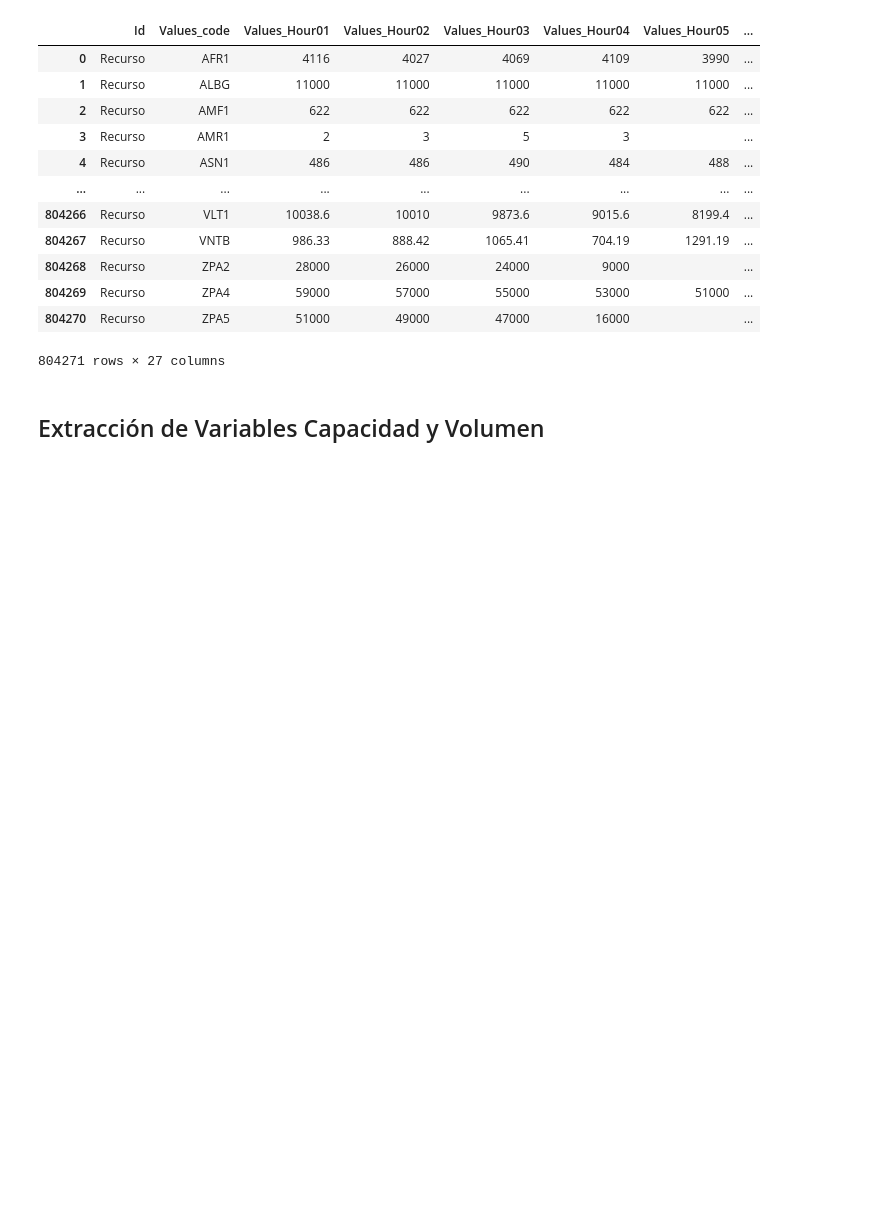
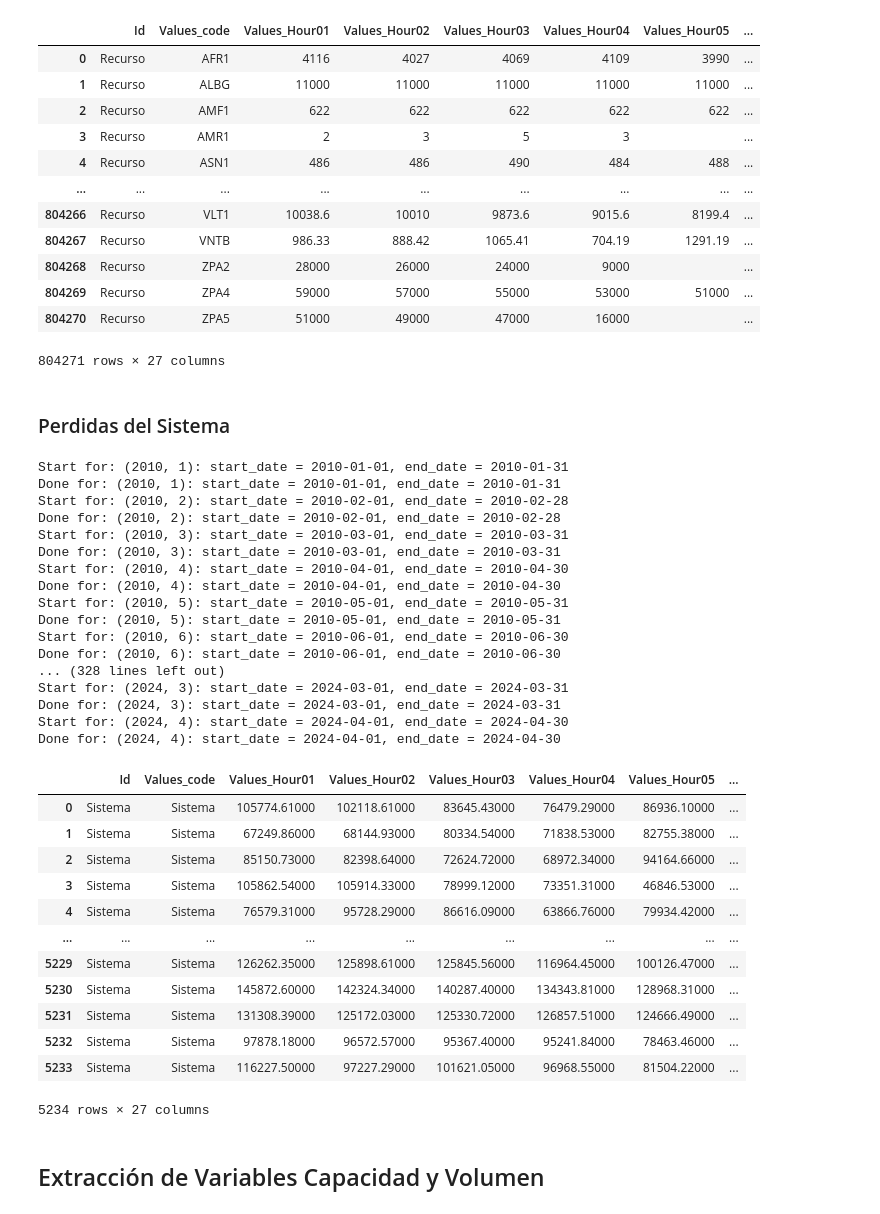
Before and after one commit to sistema-electrico-colombia/extraccion-datos-API, a Jupyter notebook: extraccion_datos_api_xm.ipynb, the cells around one changed output. Drawn from its saved outputs; the diff is of its cells as text; code cells hidden in the pictures; blank space fills up the shorter version.

Commit message:
[ADD] Agregada metrica de perdidas del sistema

```diff
--- a/extraccion_datos_api_xm.ipynb
+++ b/extraccion_datos_api_xm.ipynb
@@ -394,3 +394,42 @@ Done for: (2024, 4): start_date = 2024-04-01, end_date = 2024-04-30
 804271 rows × 27 columns
 # %%
 df_generacion_ideal_planta_recurso.to_json('./data/generacion_ideal_planta_recurso.json', orient='records', lines=True)
+# %% [markdown]
+### Perdidas del Sistema
+# %%
+date_dict = generate_date_dict(2010, 2024, 4)
+metric = "PerdidasEner"
+num_metric = 0
+df_perdidas_sistema = extract_metric(date_dict,metric,num_metric)
+df_perdidas_sistema
+# %% [output]
+Start for: (2010, 1): start_date = 2010-01-01, end_date = 2010-01-31
+Done for: (2010, 1): start_date = 2010-01-01, end_date = 2010-01-31
+Start for: (2010, 2): start_date = 2010-02-01, end_date = 2010-02-28
+Done for: (2010, 2): start_date = 2010-02-01, end_date = 2010-02-28
+Start for: (2010, 3): start_date = 2010-03-01, end_date = 2010-03-31
+Done for: (2010, 3): start_date = 2010-03-01, end_date = 2010-03-31
+Start for: (2010, 4): start_date = 2010-04-01, end_date = 2010-04-30
+Done for: (2010, 4): start_date = 2010-04-01, end_date = 2010-04-30
+Start for: (2010, 5): start_date = 2010-05-01, end_date = 2010-05-31
+Done for: (2010, 5): start_date = 2010-05-01, end_date = 2010-05-31
+Start for: (2010, 6): start_date = 2010-06-01, end_date = 2010-06-30
+Done for: (2010, 6): start_date = 2010-06-01, end_date = 2010-06-30
+... (328 lines left out)
+Start for: (2024, 3): start_date = 2024-03-01, end_date = 2024-03-31
+Done for: (2024, 3): start_date = 2024-03-01, end_date = 2024-03-31
+Start for: (2024, 4): start_date = 2024-04-01, end_date = 2024-04-30
+Done for: (2024, 4): start_date = 2024-04-01, end_date = 2024-04-30
+|  | Id | Values_code | Values_Hour01 | Values_Hour02 | Values_Hour03 | Values_Hour04 | Values_Hour05 | ... |
+| 0 | Sistema | Sistema | 105774.61000 | 102118.61000 | 83645.43000 | 76479.29000 | 86936.10000 | ... |
+| 1 | Sistema | Sistema | 67249.86000 | 68144.93000 | 80334.54000 | 71838.53000 | 82755.38000 | ... |
+| 2 | Sistema | Sistema | 85150.73000 | 82398.64000 | 72624.72000 | 68972.34000 | 94164.66000 | ... |
+| 3 | Sistema | Sistema | 105862.54000 | 105914.33000 | 78999.12000 | 73351.31000 | 46846.53000 | ... |
+| 4 | Sistema | Sistema | 76579.31000 | 95728.29000 | 86616.09000 | 63866.76000 | 79934.42000 | ... |
+| ... | ... | ... | ... | ... | ... | ... | ... | ... |
+| 5229 | Sistema | Sistema | 126262.35000 | 125898.61000 | 125845.56000 | 116964.45000 | 100126.47000 | ... |
+| 5230 | Sistema | Sistema | 145872.60000 | 142324.34000 | 140287.40000 | 134343.81000 | 128968.31000 | ... |
+| 5231 | Sistema | Sistema | 131308.39000 | 125172.03000 | 125330.72000 | 126857.51000 | 124666.49000 | ... |
+| 5232 | Sistema | Sistema | 97878.18000 | 96572.57000 | 95367.40000 | 95241.84000 | 78463.46000 | ... |
+| 5233 | Sistema | Sistema | 116227.50000 | 97227.29000 | 101621.05000 | 96968.55000 | 81504.22000 | ... |
+5234 rows × 27 columns
```
Also changed, not shown: parts of 1 cell of this notebook.
